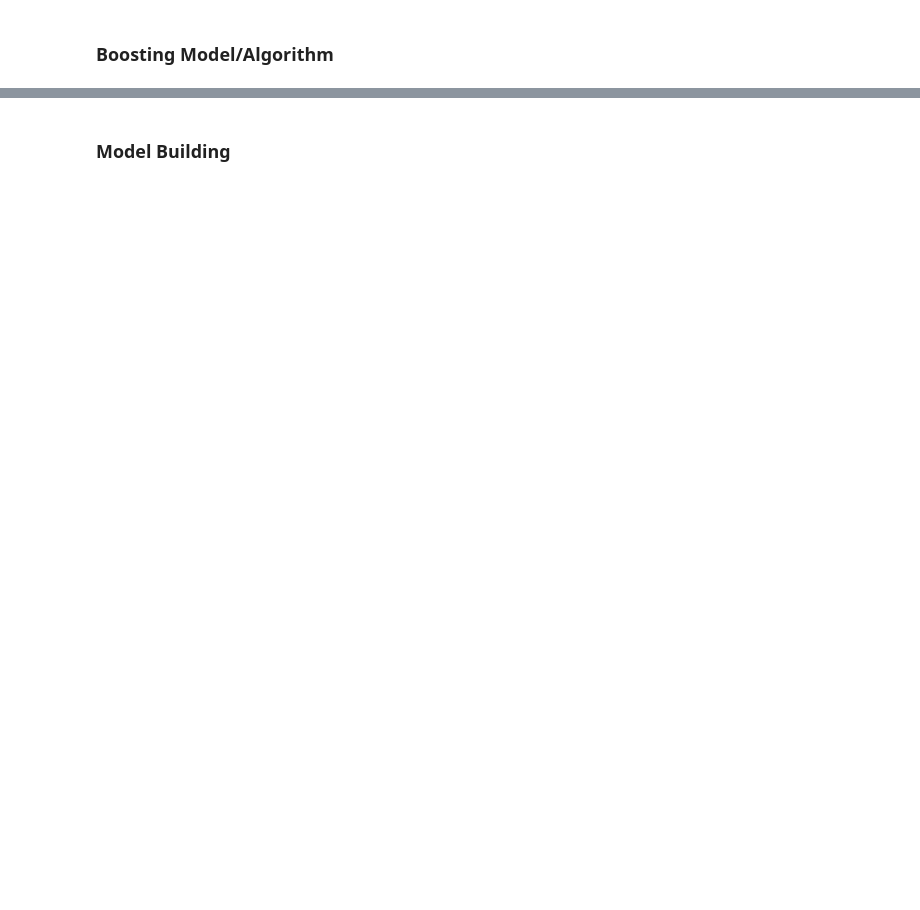
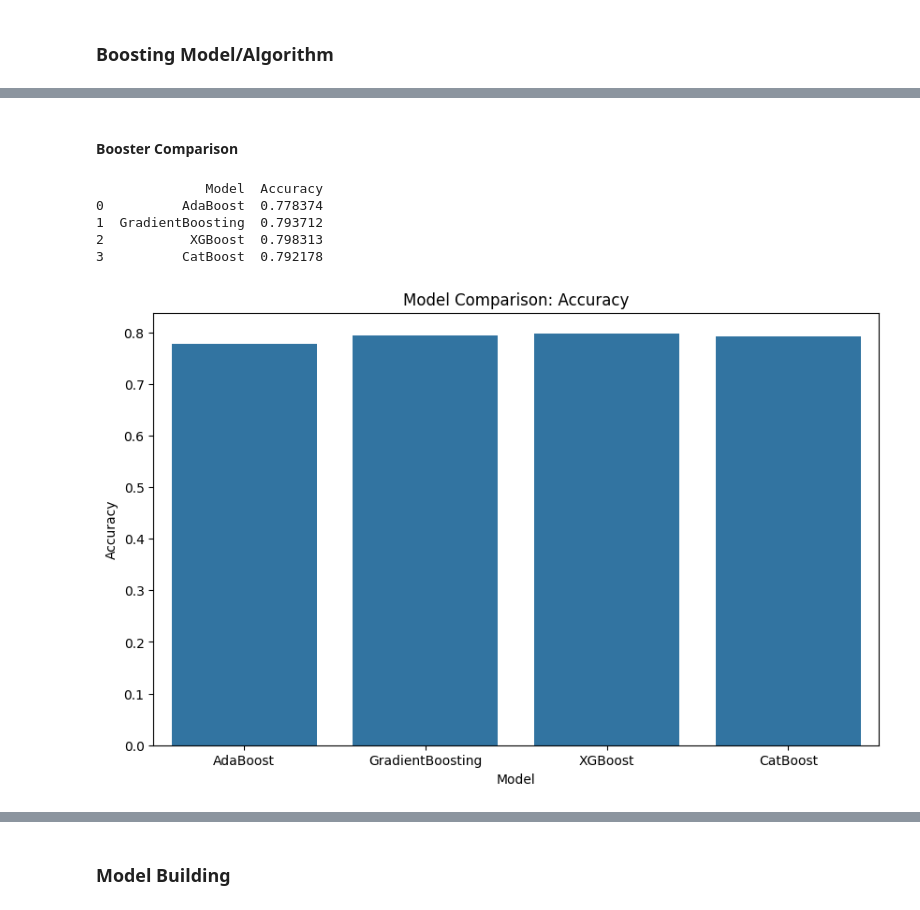
Before and after one commit to pimpaoz15/DISE, a Jupyter notebook: Lab 3/Lab3.ipynb, the cells around one changed output, grey strips where cells are left out. Saved outputs shown, nothing was run; the diff lists cells and outputs as text; code cells hidden in the pictures; blank space fills up the shorter version.

```diff
--- a/Lab 3/Lab3.ipynb
+++ b/Lab 3/Lab3.ipynb
@@ -360,0 +462,13 @@ print(classification_report(y_val, y_pred_catboost))
+# %%
+# Initialize and train the CatBoost classifier (suppressing verbose output with verbose=0)
+catboost_clf = CatBoostClassifier(iterations=100, learning_rate=0.1, depth=3, verbose=0, random_state=42)
+catboost_clf.fit(X_train, y_train)
+
+# Make predictions
+y_pred_catboost = catboost_clf.predict(X_test)
+
+# Evaluate CatBoost
+print("CatBoost Results:")
+print(f"Accuracy: {accuracy_score(y_test, y_pred_catboost)}")
+print(confusion_matrix(y_test, y_pred_catboost))
+print(classification_report(y_test, y_pred_catboost))
@@ -360,0 +488,48 @@ print(classification_report(y_val, y_pred_catboost))
+# %% [markdown]
+#### Booster Comparison
+# %%
+# Create a dictionary to store model performance
+model_performance = {
+    'Model': [],
+    'Accuracy': []
+}
+
+# AdaBoost Evaluation
+ada_accuracy = accuracy_score(y_test, y_pred_ada)
+model_performance['Model'].append('AdaBoost')
+model_performance['Accuracy'].append(ada_accuracy)
+
+# Gradient Boosting Evaluation
+gb_accuracy = accuracy_score(y_test, y_pred_gb)
+model_performance['Model'].append('GradientBoosting')
+model_performance['Accuracy'].append(gb_accuracy)
+
+# XGBoost Evaluation
+xgb_accuracy = accuracy_score(y_test, y_pred_xgb)
+model_performance['Model'].append('XGBoost')
+model_performance['Accuracy'].append(xgb_accuracy)
+
+# CatBoost Evaluation
+catboost_accuracy = accuracy_score(y_test, y_pred_catboost)
+model_performance['Model'].append('CatBoost')
+model_performance['Accuracy'].append(catboost_accuracy)
+
+# Convert to DataFrame for easy comparison
+performance_df = pd.DataFrame(model_performance)
+
+# Display the comparison table
+print(performance_df)
+
+# Plot the results
+plt.figure(figsize=(10, 6))
+sns.barplot(x='Model', y='Accuracy', data=performance_df)
+plt.title('Model Comparison: Accuracy')
+plt.ylabel('Accuracy')
+plt.show()
+# %% [output]
+              Model  Accuracy
+0          AdaBoost  0.778374
+1  GradientBoosting  0.793712
+2           XGBoost  0.798313
+3          CatBoost  0.792178
+[figure, added]
```
Also changed, not shown: parts of 44 cells of this notebook, 5 other files.
